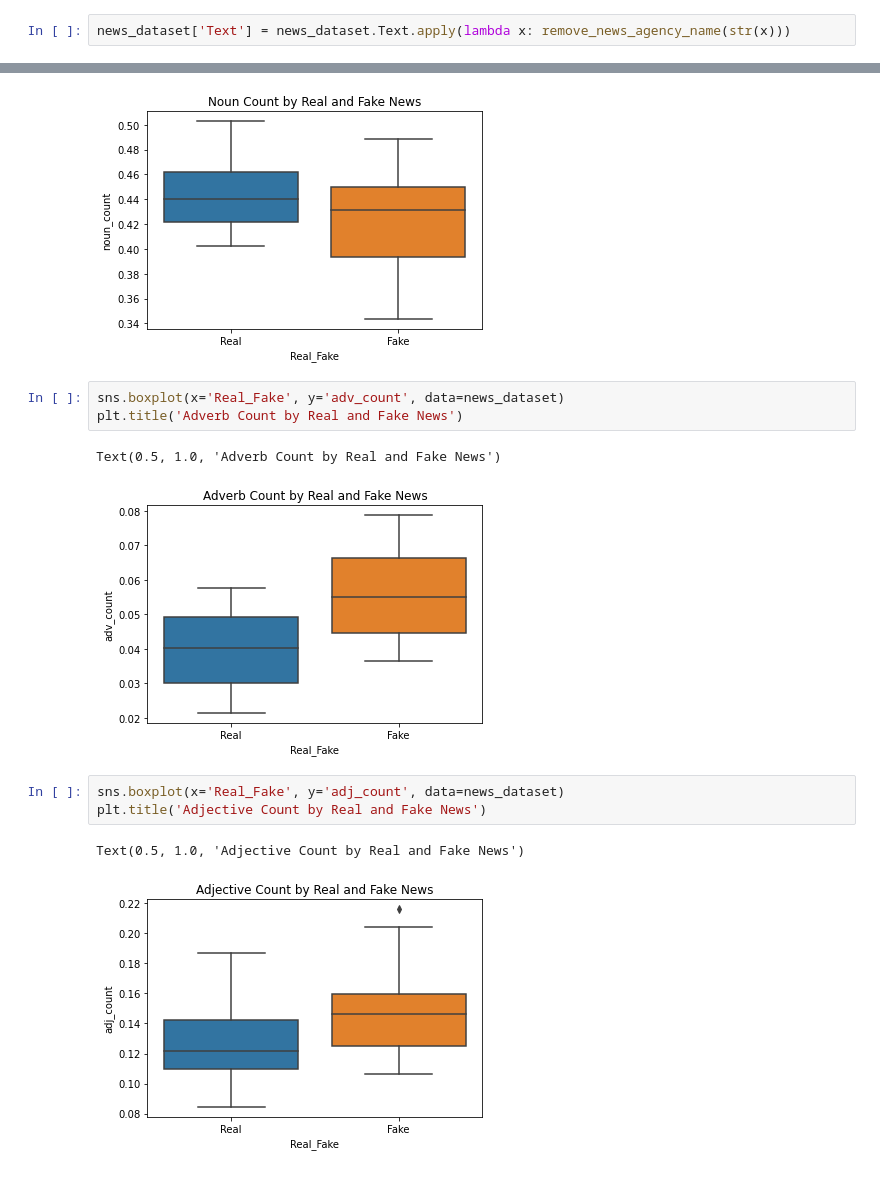
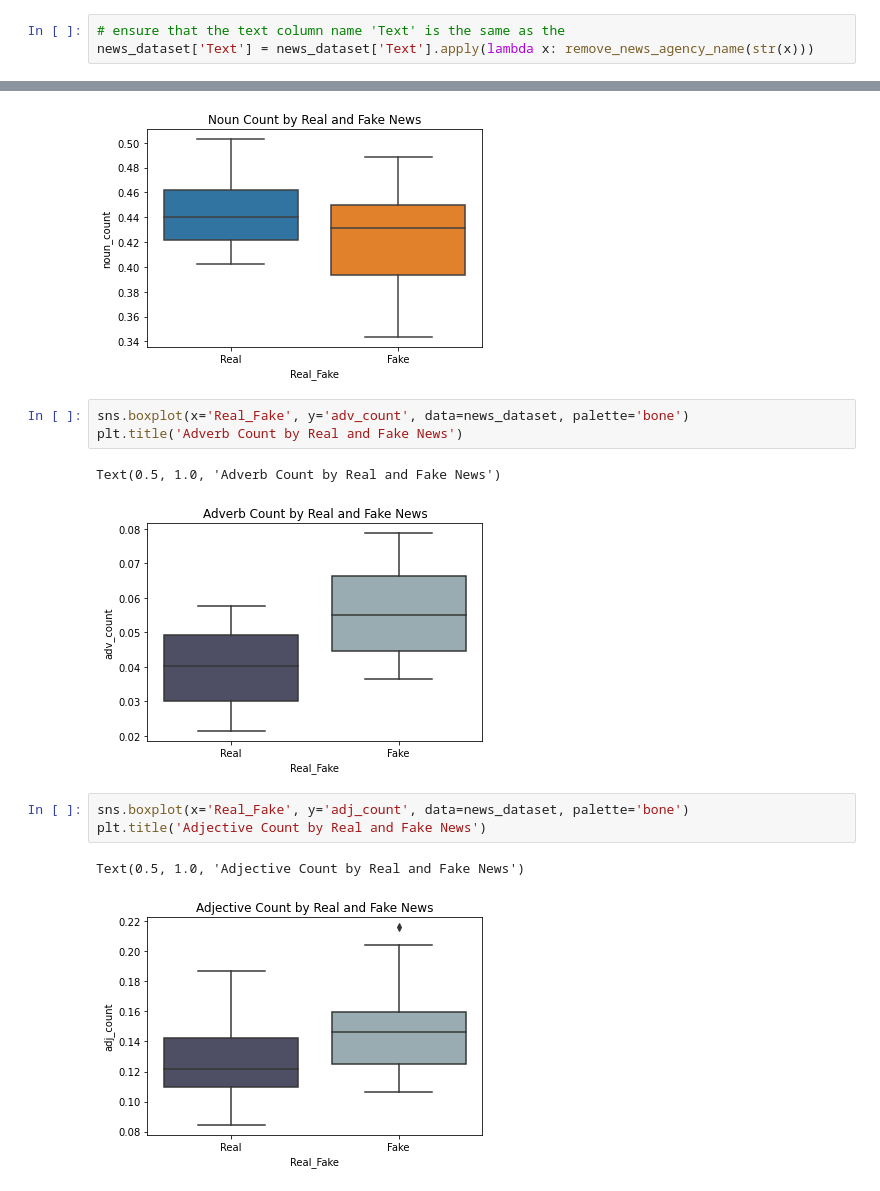
Before and after one commit to holcombek/si485, a Jupyter notebook: topic_summ_nlp.ipynb, the cells around one changed output, grey strips where cells are left out. Drawn from its saved outputs; the diff is of its cells as text.

```diff
--- a/topic_summ_nlp.ipynb
+++ b/topic_summ_nlp.ipynb
@@ -76,4 +78,5 @@ news_dataset.head()
 def remove_news_agency_name(text):
     return re.sub(r"Reuters|AP|New York Times|Washington Post|Business Insider|Atlantic|Fox News|National Review|Talking Points Memo|Buzzfeed News|Guardian|NPR|Vox|CNN|BBC|Bloomberg|Daily Mail|21st Century Wire|21st Century|Al Jazeera|21WIRE|ABC News", "", text)
 # %%
-news_dataset['Text'] = news_dataset.Text.apply(lambda x: remove_news_agency_name(str(x)))
+# ensure that the text column name 'Text' is the same as the
+news_dataset['Text'] = news_dataset['Text'].apply(lambda x: remove_news_agency_name(str(x)))
@@ -325,14 +328,14 @@ plt.title('Noun Count by Real and Fake News')
 Text(0.5, 1.0, 'Noun Count by Real and Fake News')
 [figure]
 # %%
-sns.boxplot(x='Real_Fake', y='adv_count', data=news_dataset)
+sns.boxplot(x='Real_Fake', y='adv_count', data=news_dataset, palette='bone')
 plt.title('Adverb Count by Real and Fake News')
 # %% [output]
 Text(0.5, 1.0, 'Adverb Count by Real and Fake News')
-[figure, old version]
+[figure, new version]
 # %%
-sns.boxplot(x='Real_Fake', y='adj_count', data=news_dataset)
+sns.boxplot(x='Real_Fake', y='adj_count', data=news_dataset, palette='bone')
 plt.title('Adjective Count by Real and Fake News')
 # %% [output]
 Text(0.5, 1.0, 'Adjective Count by Real and Fake News')
-[figure, old version]
+[figure, new version]
```
Also changed, not shown: parts of 9 cells of this notebook.
